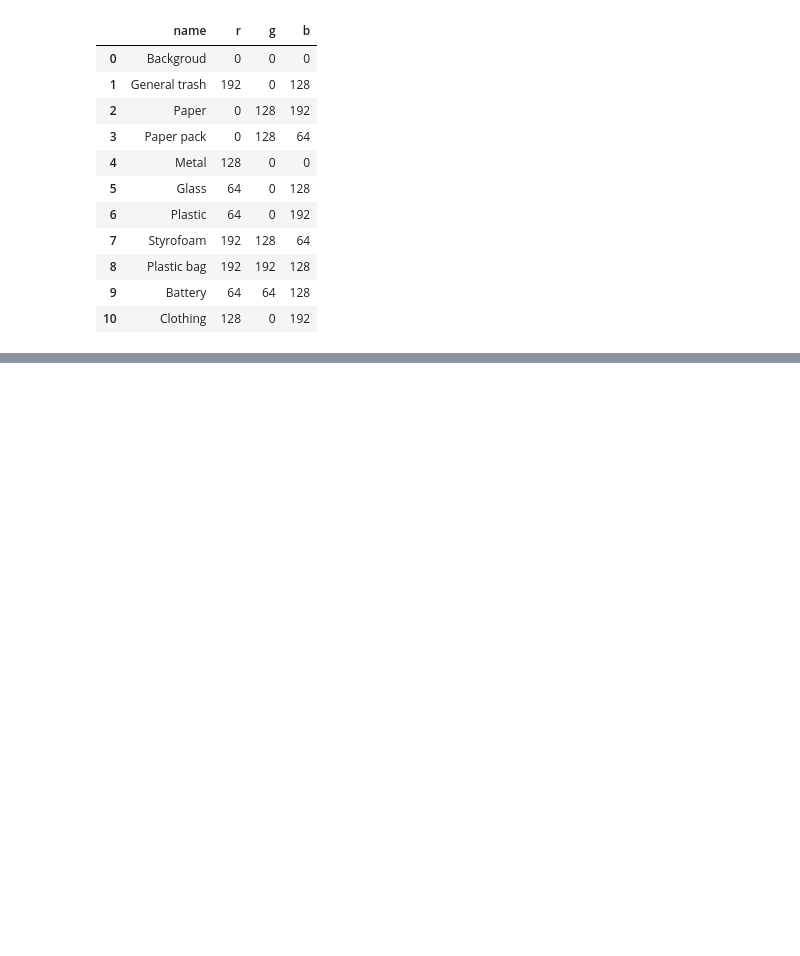
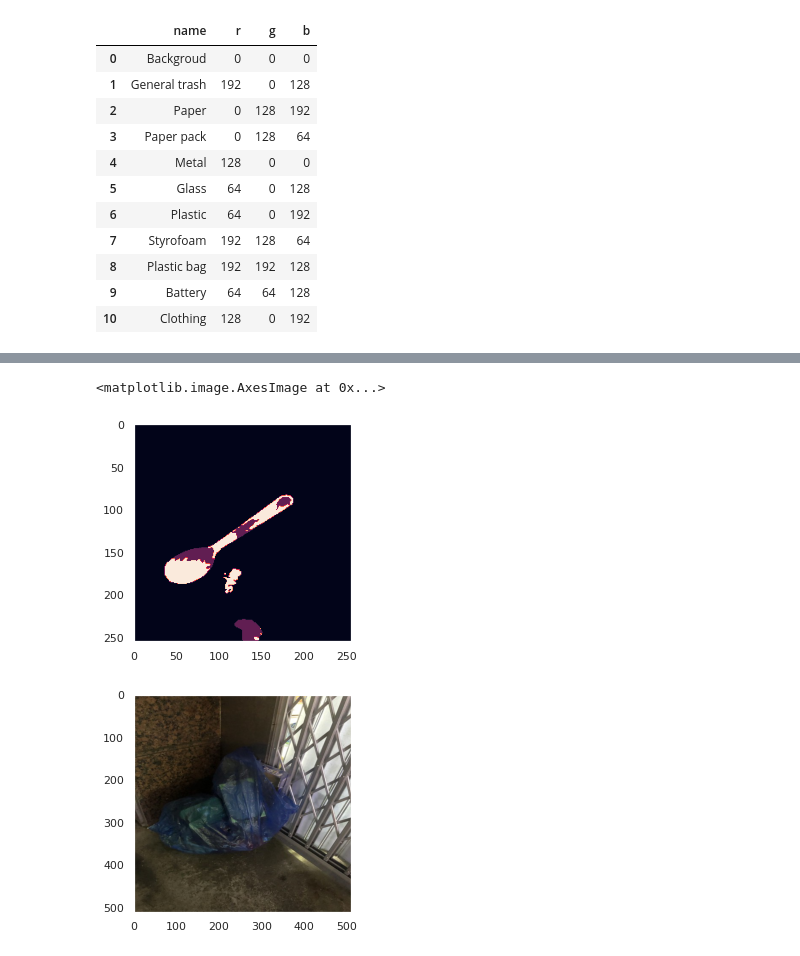
Before and after one commit to boostcampaitech2/semantic-segmentation-level2-cv-07, a Jupyter notebook: mmsegmentation/mv_data.ipynb, the cells around one changed output, grey strips where cells are left out. Drawn from its saved outputs; the diff is of its cells as text; code cells hidden in the pictures; blank space fills up the shorter version.

Commit message:
upload : mmsegmentation

```diff
--- a/mmsegmentation/mv_data.ipynb
+++ b/mmsegmentation/mv_data.ipynb
@@ -283,0 +483,2 @@ for idx,(imgs, image_infos) in enumerate(test_loader):
+# %%
+mmseg=pd.read_csv('/opt/ml/semantic-segmentation-level2-cv-07/mmsegmentation/work_dirs/test/submission_latest.csv')
@@ -283,0 +519,14 @@ for idx,(imgs, image_infos) in enumerate(test_loader):
+# %%
+N=3
+#====================
+x=mmseg["PredictionString"][N]
+x=np.array(list(map(int,x.split(' ')))).reshape(256,256)
+plt.figure(121)
+plt.imshow(x)
+images = plt.imread('../input/data/'+mmseg["image_id"][N])
+plt.figure(122)
+plt.imshow(images)
+# %% [output]
+<matplotlib.image.AxesImage at 0x...>
+[figure, added]
+[figure, added]
```
Also changed, not shown: parts of 25 cells of this notebook, 6 other files.
